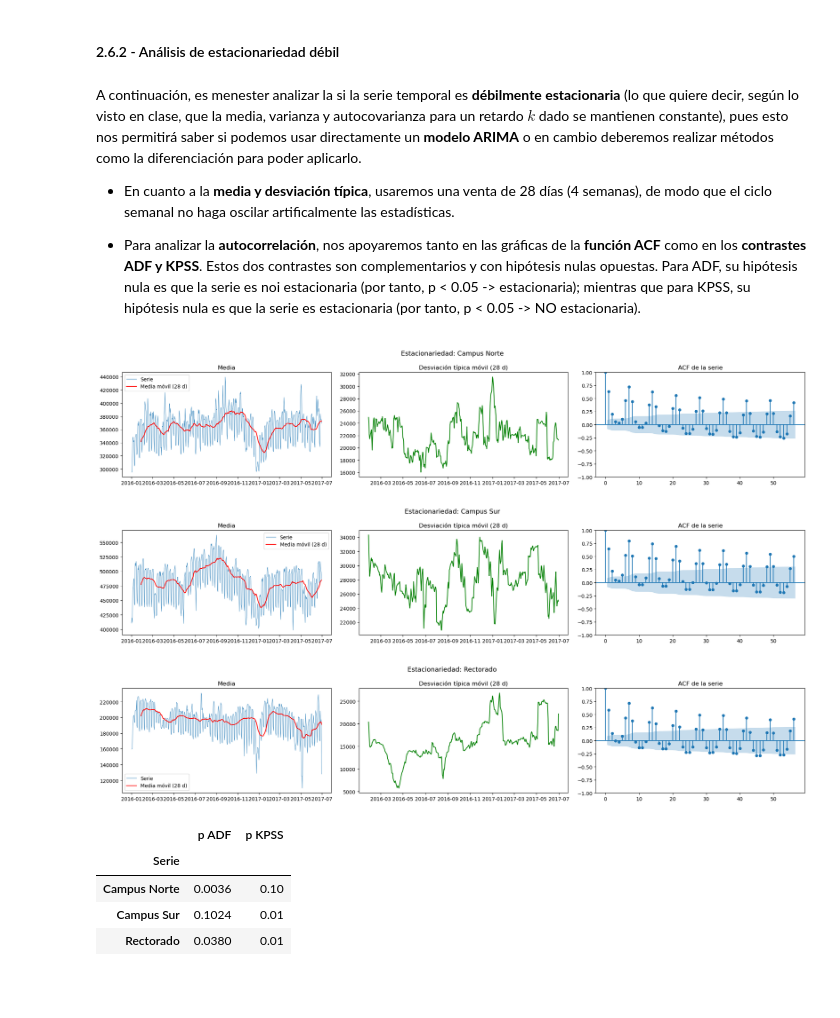
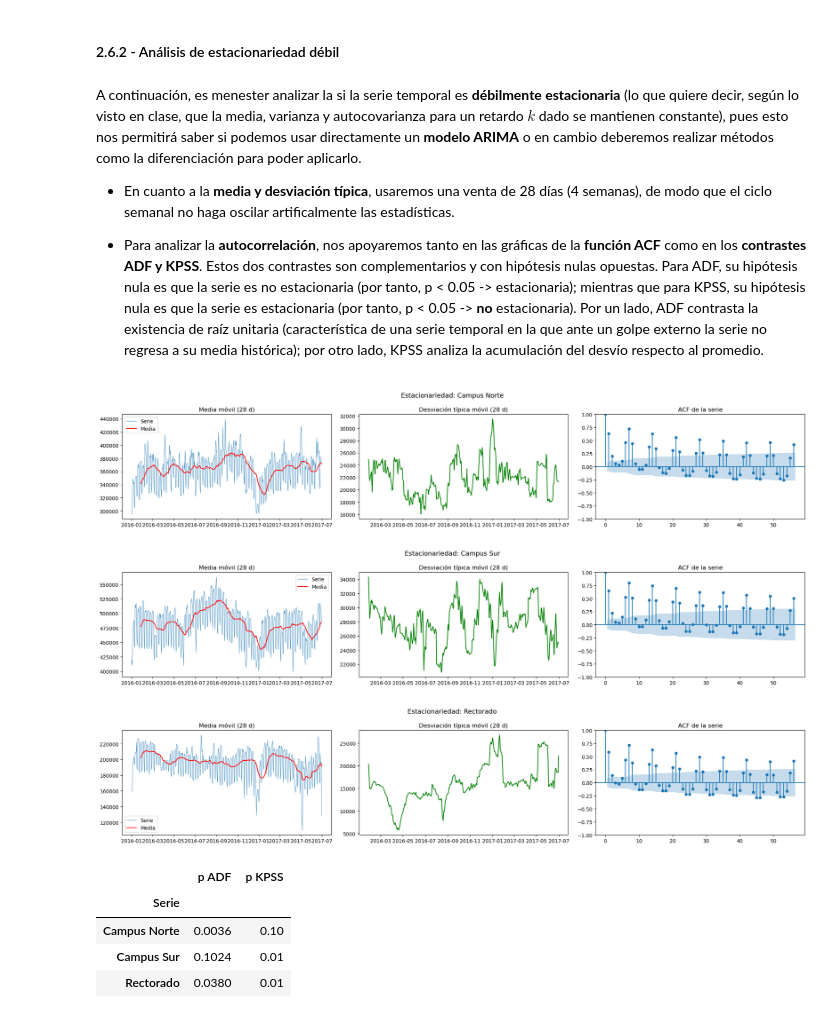
Before and after one commit to Martin-Kugler/network-attacks-and-energetic-efficiency-mcp, a Jupyter notebook: consumo_campus.ipynb, the cells around one changed output. Cells and saved outputs as stored; diff of their text form; code cells hidden in the pictures; blank space fills up the shorter version.

```diff
--- a/consumo_campus.ipynb
+++ b/consumo_campus.ipynb
@@ -1136,7 +1132,7 @@ A continuación, es menester analizar la si la serie temporal es **débilmente e
 
 - En cuanto a la **media y desviación típica**, usaremos una venta de 28 días (4 semanas), de modo que el ciclo semanal no haga oscilar artificalmente las estadísticas.
 
-- Para analizar la **autocorrelación**, nos apoyaremos tanto en las gráficas de la **función ACF** como en los **contrastes ADF y KPSS**. Estos dos contrastes son complementarios y con hipótesis nulas opuestas. Para ADF, su hipótesis nula es que la serie es noi estacionaria  (por tanto, p < 0.05 -> estacionaria); mientras que para KPSS, su hipótesis nula es que la serie es estacionaria (por tanto, p < 0.05 -> NO estacionaria).
+- Para analizar la **autocorrelación**, nos apoyaremos tanto en las gráficas de la **función ACF** como en los **contrastes ADF y KPSS**. Estos dos contrastes son complementarios y con hipótesis nulas opuestas. Para ADF, su hipótesis nula es que la serie es no estacionaria  (por tanto, p < 0.05 -> estacionaria); mientras que para KPSS, su hipótesis nula es que la serie es estacionaria (por tanto, p < 0.05 -> **no** estacionaria). Por un lado, ADF contrasta la existencia de raíz unitaria (característica de una serie temporal en la que ante un golpe externo la serie no regresa a su media histórica); por otro lado, KPSS analiza la acumulación del desvío respecto al promedio.
 # %%
 def analisis_estacionariedad(serie, nombre, ventana=28, lags=56):
     """
@@ -1150,38 +1146,38 @@ def analisis_estacionariedad(serie, nombre, ventana=28, lags=56):
     fig, ax = plt.subplots(1, 3, figsize=(20, 4))
     fig.suptitle(f"Estacionariedad: {nombre}", fontsize=13)
 
     # Media móvil
     ax[0].plot(serie, lw=0.6, label="Serie")
-    ax[0].plot(media_movil, color="red", label=f"Media móvil ({ventana} d)")
-    ax[0].set_title("Media")
+    ax[0].plot(media_movil, color="red", label=f"Media")
+    ax[0].set_title(f"Media móvil ({ventana} d)")
     ax[0].legend()
 
     # Desviación típica móvil
     ax[1].plot(std_movil, color="green")
     ax[1].set_title(f"Desviación típica móvil ({ventana} d)")
 
     # Autocorrelación (ACF)
     plot_acf(serie, lags=lags, ax=ax[2])
     ax[2].set_title("ACF de la serie")
 
     plt.tight_layout()
     plt.show()
 
     # 3) Contrastes formales
     # Ignoramos los warnings que puedan surgir de los contrastes
     with warnings.catch_warnings():
         warnings.simplefilter("ignore")
         adf_p = adfuller(serie, autolag="AIC")[1]
         kpss_p = kpss(serie, regression="c", nlags="auto")[1]
 
     return {"Serie": nombre, "p ADF": adf_p, "p KPSS": kpss_p}
 
 resultados_estacionariedad = pd.DataFrame([analisis_estacionariedad(consumo_agregado_train[c], c) for c in consumo_agregado_train.columns]).set_index("Serie")
 resultados_estacionariedad.round(4)
 # %% [output]
-[figure, old version]
+[figure, new version]
-[figure, old version]
+[figure, new version]
-[figure, old version]
+[figure, new version]
 |  | p ADF | p KPSS |
 | Serie |  |  |
 | Campus Norte | 0.0036 | 0.10 |
```
Also changed, not shown: parts of 11 cells of this notebook, 1 other file.
